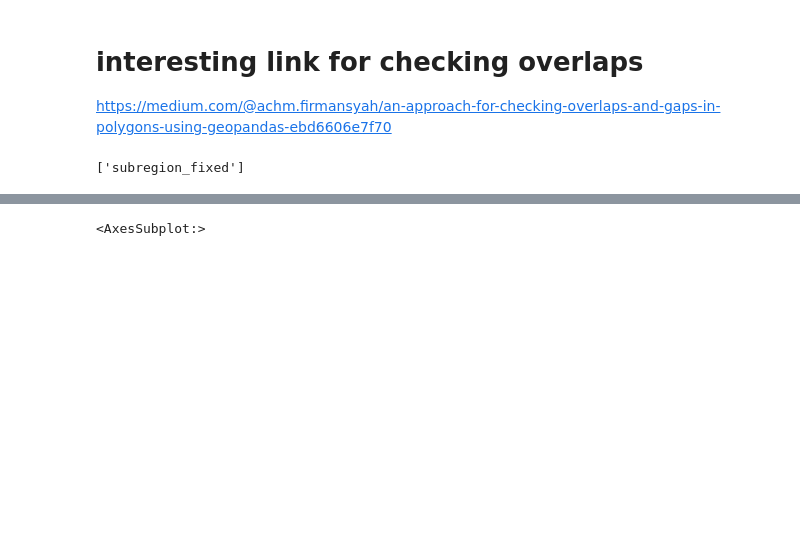
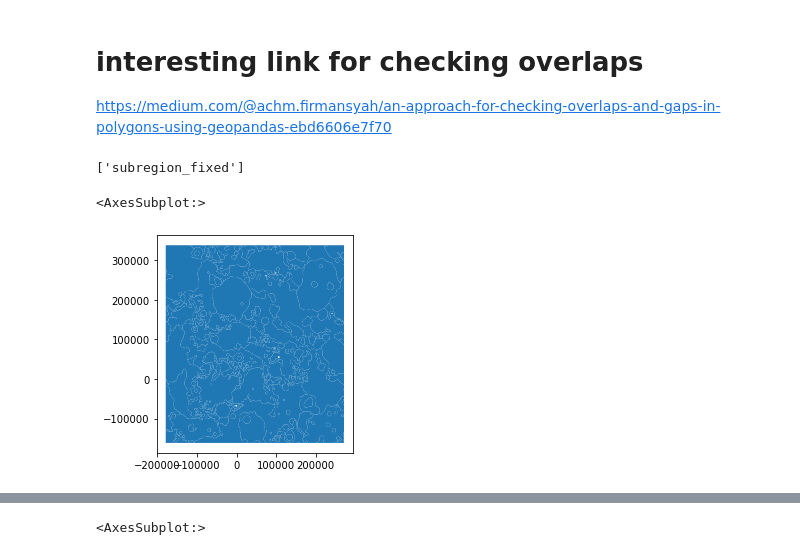
Before and after one commit to planmap-eu/mappy, a Jupyter notebook: notebooks/mappy-back3.ipynb, the cells around one changed output, grey strips where cells are left out. Saved outputs shown, nothing was run; the diff lists cells and outputs as text; code cells hidden in the pictures; blank space fills up the shorter version.

```diff
--- a/notebooks/mappy-back3.ipynb
+++ b/notebooks/mappy-back3.ipynb
@@ -38,0 +52,5 @@ polygons =  mpy.remove_truly_duplicated_geometries(polygons)
+# %%
+polygons.plot()
+# %% [output]
+<AxesSubplot:>
+[figure, added]
```
Also changed, not shown: parts of 91 cells of this notebook, 15 other files.
